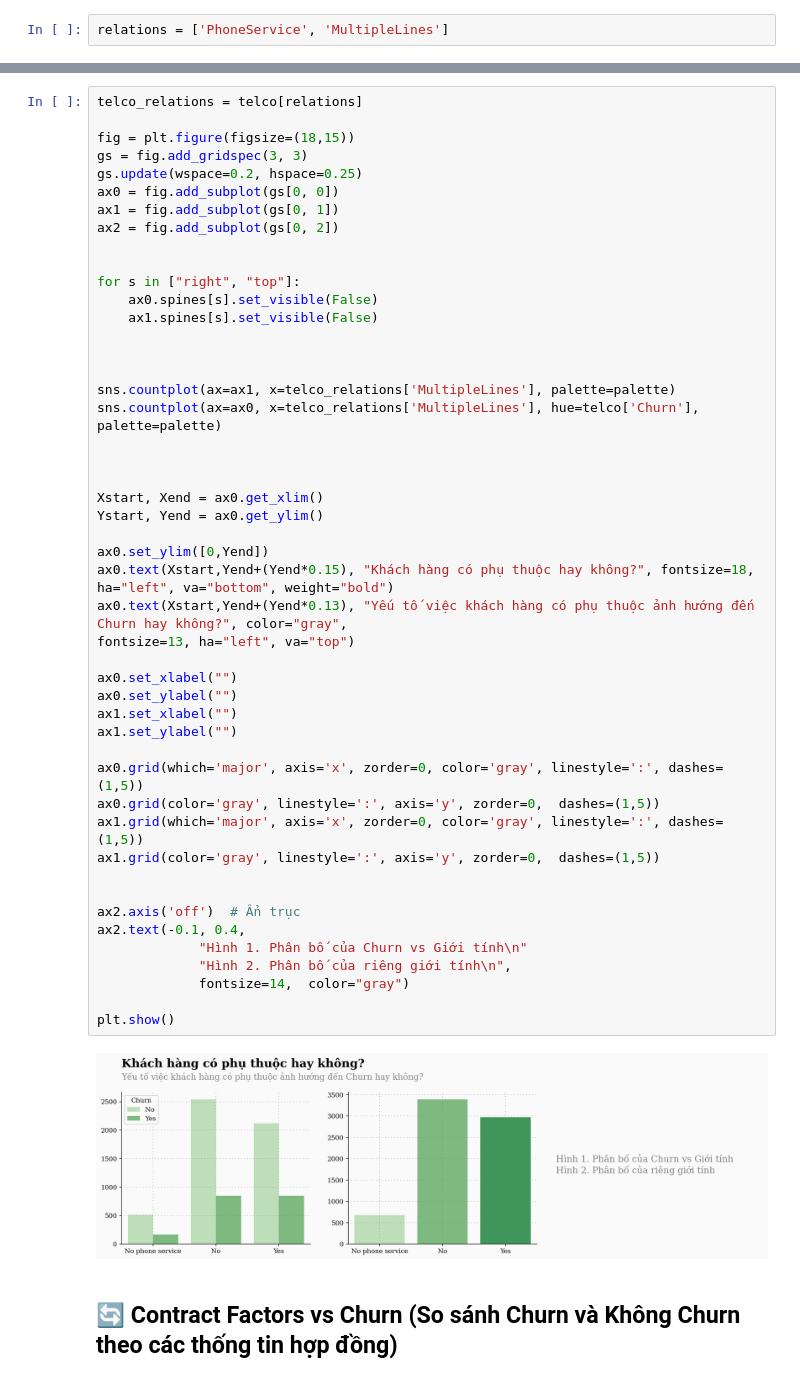
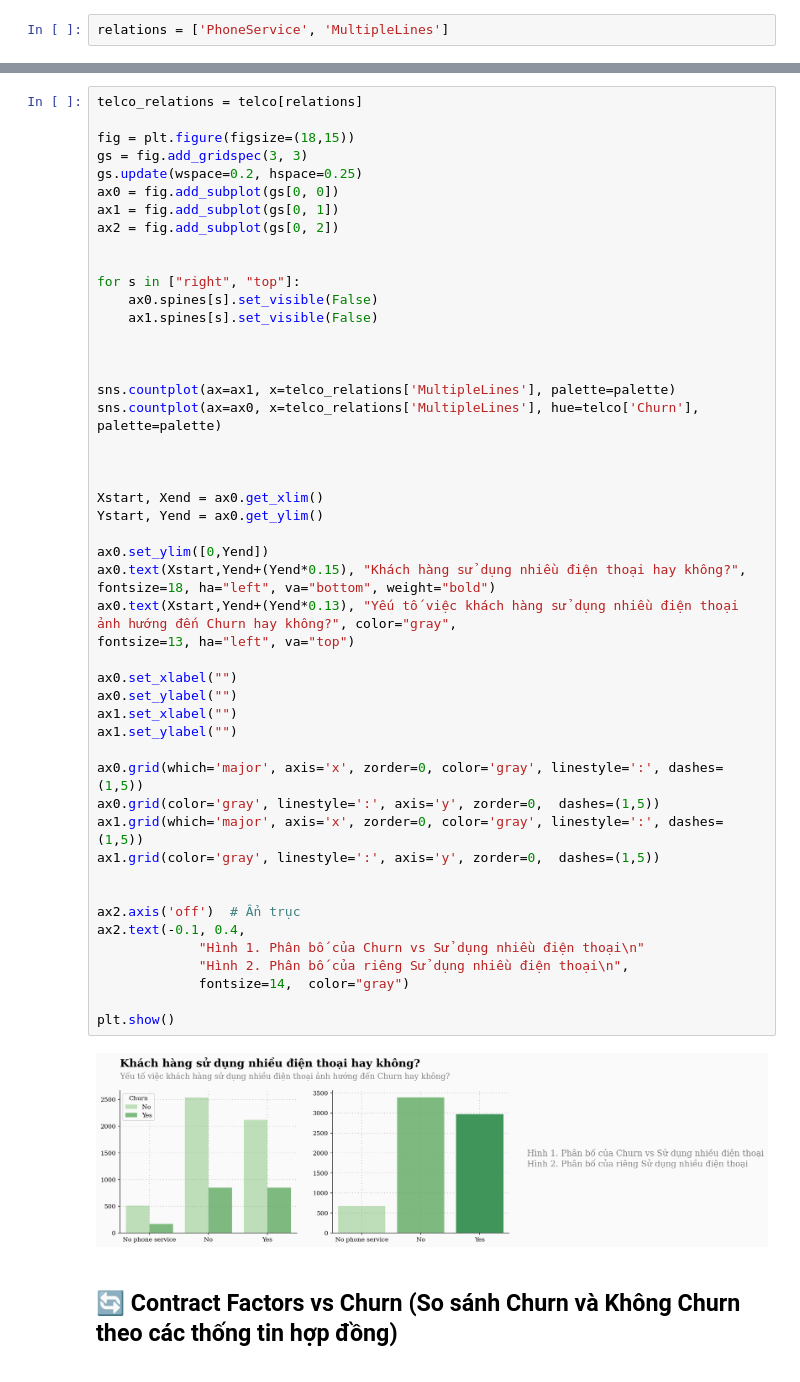
Before and after one commit to TienNguyen0712/customer-churn-data-mining, a Jupyter notebook: notebooks/02_eda.ipynb, the cells around one changed output, grey strips where cells are left out. Cells and saved outputs as stored; diff of their text form.

```diff
--- a/notebooks/02_eda.ipynb
+++ b/notebooks/02_eda.ipynb
@@ -690,38 +714,38 @@ for s in ["right", "top"]:
 
 
 sns.countplot(ax=ax1, x=telco_relations['MultipleLines'], palette=palette)
 sns.countplot(ax=ax0, x=telco_relations['MultipleLines'], hue=telco['Churn'], palette=palette)
 
 
 
 Xstart, Xend = ax0.get_xlim()
 Ystart, Yend = ax0.get_ylim()
 
 ax0.set_ylim([0,Yend])
-ax0.text(Xstart,Yend+(Yend*0.15), "Khách hàng có phụ thuộc hay không?", fontsize=18, ha="left", va="bottom", weight="bold")
-ax0.text(Xstart,Yend+(Yend*0.13), "Yếu tố việc khách hàng có phụ thuộc ảnh hướng đến Churn hay không?", color="gray",
+ax0.text(Xstart,Yend+(Yend*0.15), "Khách hàng sử dụng nhiều điện thoại hay không?", fontsize=18, ha="left", va="bottom", weight="bold")
+ax0.text(Xstart,Yend+(Yend*0.13), "Yếu tố việc khách hàng sử dụng nhiều điện thoại ảnh hướng đến Churn hay không?", color="gray",
 fontsize=13, ha="left", va="top")
 
 ax0.set_xlabel("")
 ax0.set_ylabel("")
 ax1.set_xlabel("")
 ax1.set_ylabel("")
 
 ax0.grid(which='major', axis='x', zorder=0, color='gray', linestyle=':', dashes=(1,5))
 ax0.grid(color='gray', linestyle=':', axis='y', zorder=0,  dashes=(1,5))
 ax1.grid(which='major', axis='x', zorder=0, color='gray', linestyle=':', dashes=(1,5))
 ax1.grid(color='gray', linestyle=':', axis='y', zorder=0,  dashes=(1,5))
 
 
 ax2.axis('off')  # Ẩn trục
 ax2.text(-0.1, 0.4,
-             "Hình 1. Phân bố của Churn vs Giới tính\n"
-             "Hình 2. Phân bố của riêng giới tính\n",
+             "Hình 1. Phân bố của Churn vs Sử dụng nhiều điện thoại\n"
+             "Hình 2. Phân bố của riêng Sử dụng nhiều điện thoại\n",
              fontsize=14,  color="gray")
 
 plt.show()
 # %% [output]
-[figure, old version]
+[figure, new version]
 # %% [markdown]
 ## **🔄 Contract Factors vs Churn (So sánh Churn và Không Churn theo các thống tin hợp đồng)**
 # %%
```
Also changed, not shown: parts of 10 cells of this notebook.
